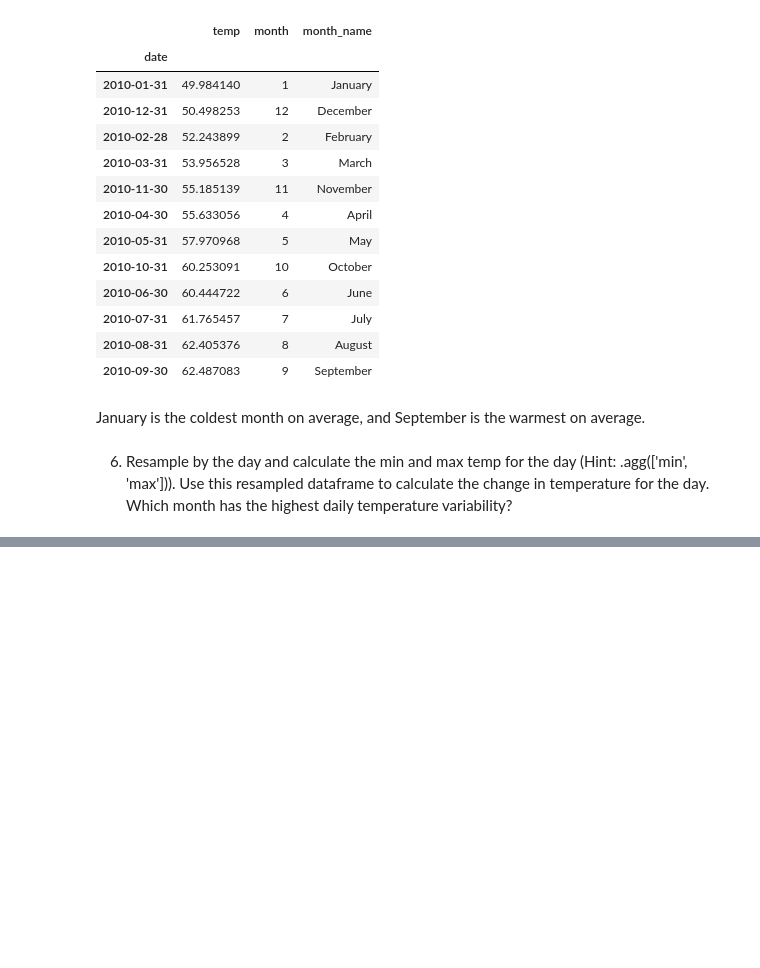
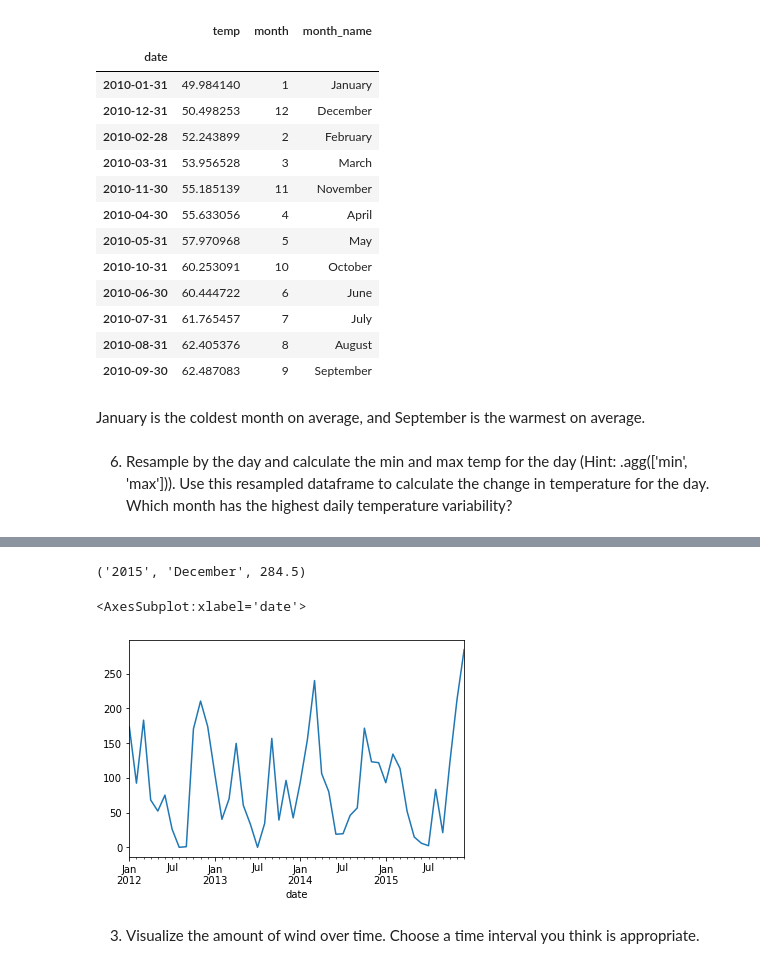
Before and after one commit to watermanbrandyn/time-series-exercises, a Jupyter notebook: working_with_time_series_data.ipynb, the cells around one changed output, grey strips where cells are left out. Drawn from its saved outputs; the diff is of its cells as text; code cells hidden in the pictures; blank space fills up the shorter version.

```diff
--- a/working_with_time_series_data.ipynb
+++ b/working_with_time_series_data.ipynb
@@ -115,0 +193,2 @@ TypeError: unsupported operand type(s) for -: 'method' and 'method'
+# %%
+s_weather.date = pd.to_datetime(s_weather.date)
@@ -115,0 +205,17 @@ TypeError: unsupported operand type(s) for -: 'method' and 'method'
+# %%
+s_weather = s_weather.set_index('date').sort_index()
+# %%
+df = s_weather.copy()
+# %%
+df_month = df.resample('M').sum()
+# %%
+df_month.precipitation.idxmax().strftime('%Y'), df_month.precipitation.idxmax().strftime('%B'),df_month.precipitation.max()
+# %% [output]
+('2015', 'December', 284.5)
+# %%
+df_month.precipitation.plot()
+# %% [output]
+<AxesSubplot:xlabel='date'>
+[figure, added]
+# %% [markdown]
+3. Visualize the amount of wind over time. Choose a time interval you think is appropriate.
```
Also changed, not shown: parts of 42 cells of this notebook.
